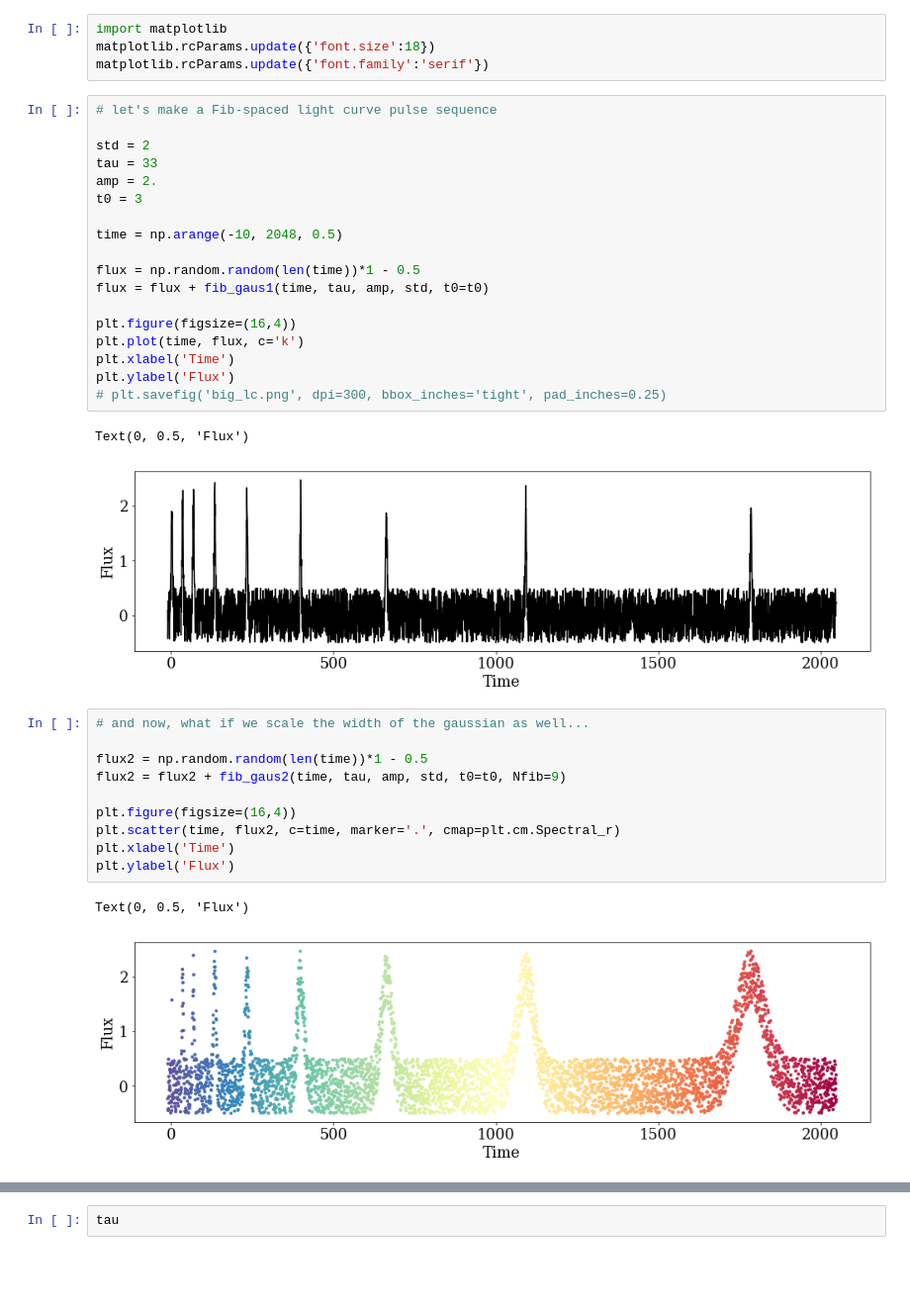
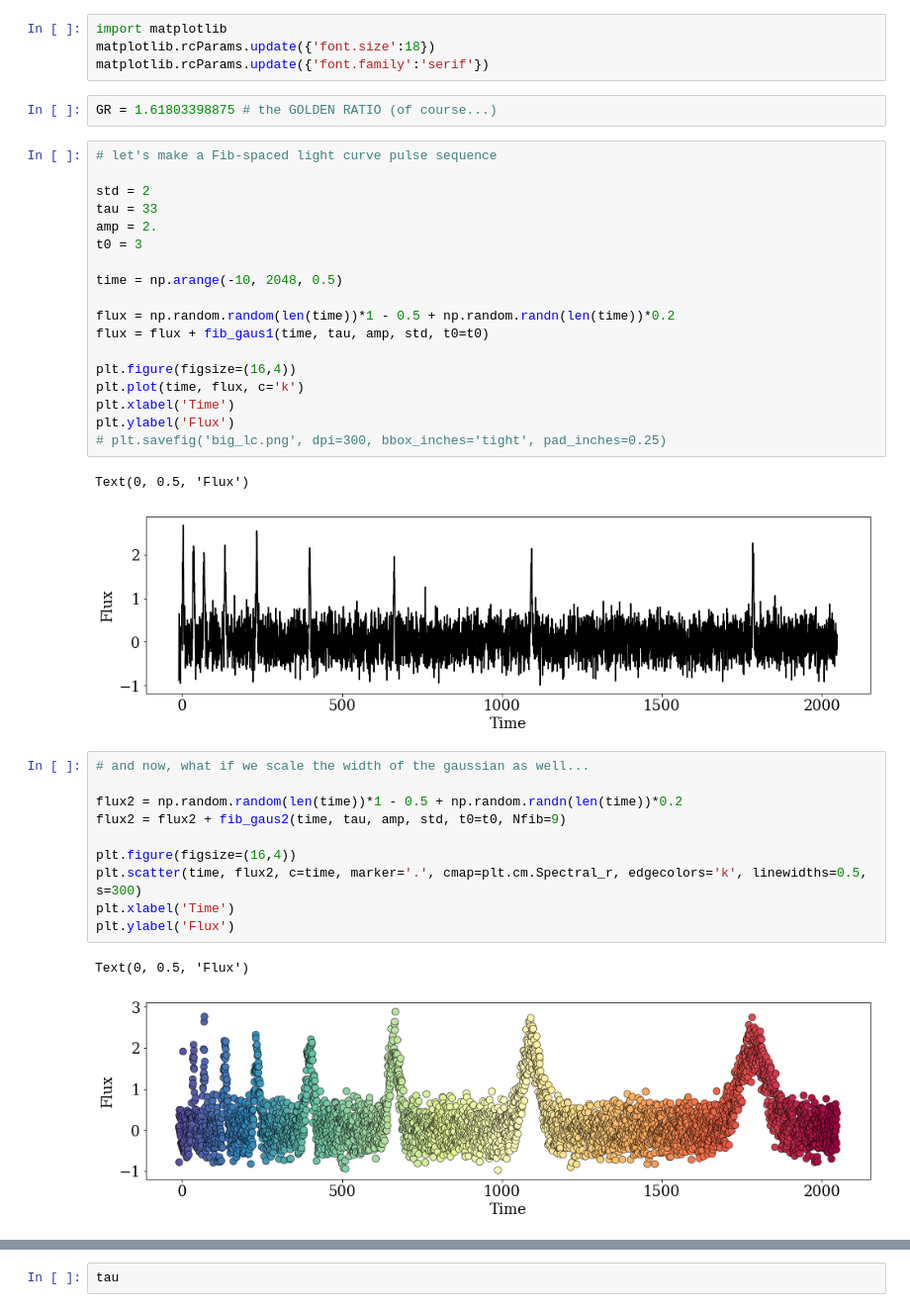
Before and after one commit to StellarCartography/SDM, a Jupyter notebook: code/SDM.ipynb, the cells around one changed output, grey strips where cells are left out. Shown at 99% size. Saved outputs shown, nothing was run; the diff lists cells and outputs as text; blank space fills up the shorter version.

```diff
--- a/code/SDM.ipynb
+++ b/code/SDM.ipynb
@@ -23,6 +23,8 @@ import matplotlib.cm as cm
 import matplotlib
 matplotlib.rcParams.update({'font.size':18})
 matplotlib.rcParams.update({'font.family':'serif'})
+# %%
+GR = 1.61803398875 # the GOLDEN RATIO (of course...)
 # %%
 # let's make a Fib-spaced light curve pulse sequence
 
@@ -33,7 +35,7 @@ t0 = 3
 
 time = np.arange(-10, 2048, 0.5)
 
-flux = np.random.random(len(time))*1 - 0.5
+flux = np.random.random(len(time))*1 - 0.5 + np.random.randn(len(time))*0.2
 flux = flux + fib_gaus1(time, tau, amp, std, t0=t0)
 
 plt.figure(figsize=(16,4))
@@ -43,20 +45,20 @@ plt.ylabel('Flux')
 # plt.savefig('big_lc.png', dpi=300, bbox_inches='tight', pad_inches=0.25)
 # %% [output]
 Text(0, 0.5, 'Flux')
-[figure, old version]
+[figure, new version]
 # %%
 # and now, what if we scale the width of the gaussian as well...
 
-flux2 = np.random.random(len(time))*1 - 0.5
+flux2 = np.random.random(len(time))*1 - 0.5 + np.random.randn(len(time))*0.2
 flux2 = flux2 + fib_gaus2(time, tau, amp, std, t0=t0, Nfib=9)
 
 plt.figure(figsize=(16,4))
-plt.scatter(time, flux2, c=time, marker='.', cmap=plt.cm.Spectral_r)
+plt.scatter(time, flux2, c=time, marker='.', cmap=plt.cm.Spectral_r, edgecolors='k', linewidths=0.5, s=300)
 plt.xlabel('Time')
 plt.ylabel('Flux')
 # %% [output]
 Text(0, 0.5, 'Flux')
-[figure, old version]
+[figure, new version]
 # %%
 # we can of course reconstruct the gaussians, and overlay them all
 
```
Also changed, not shown: parts of 38 cells of this notebook.
